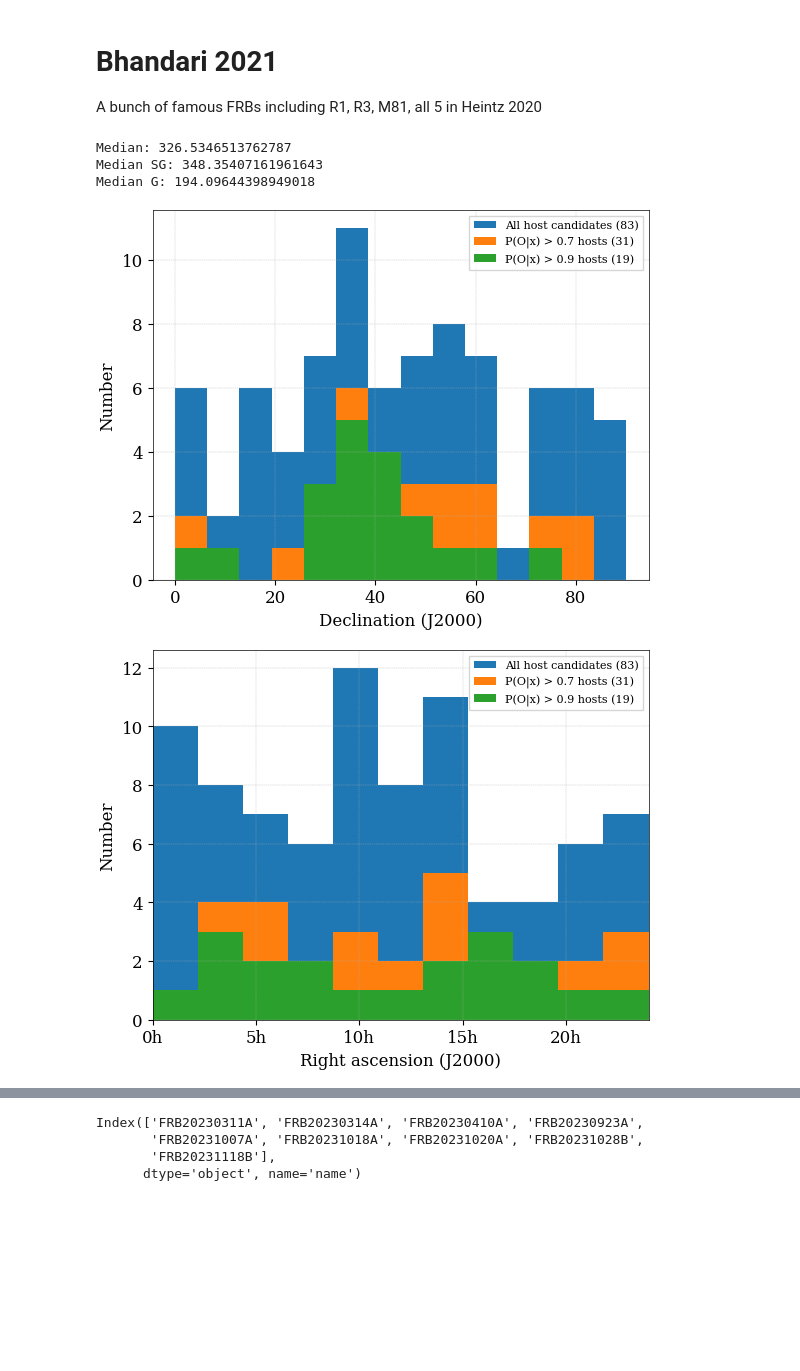
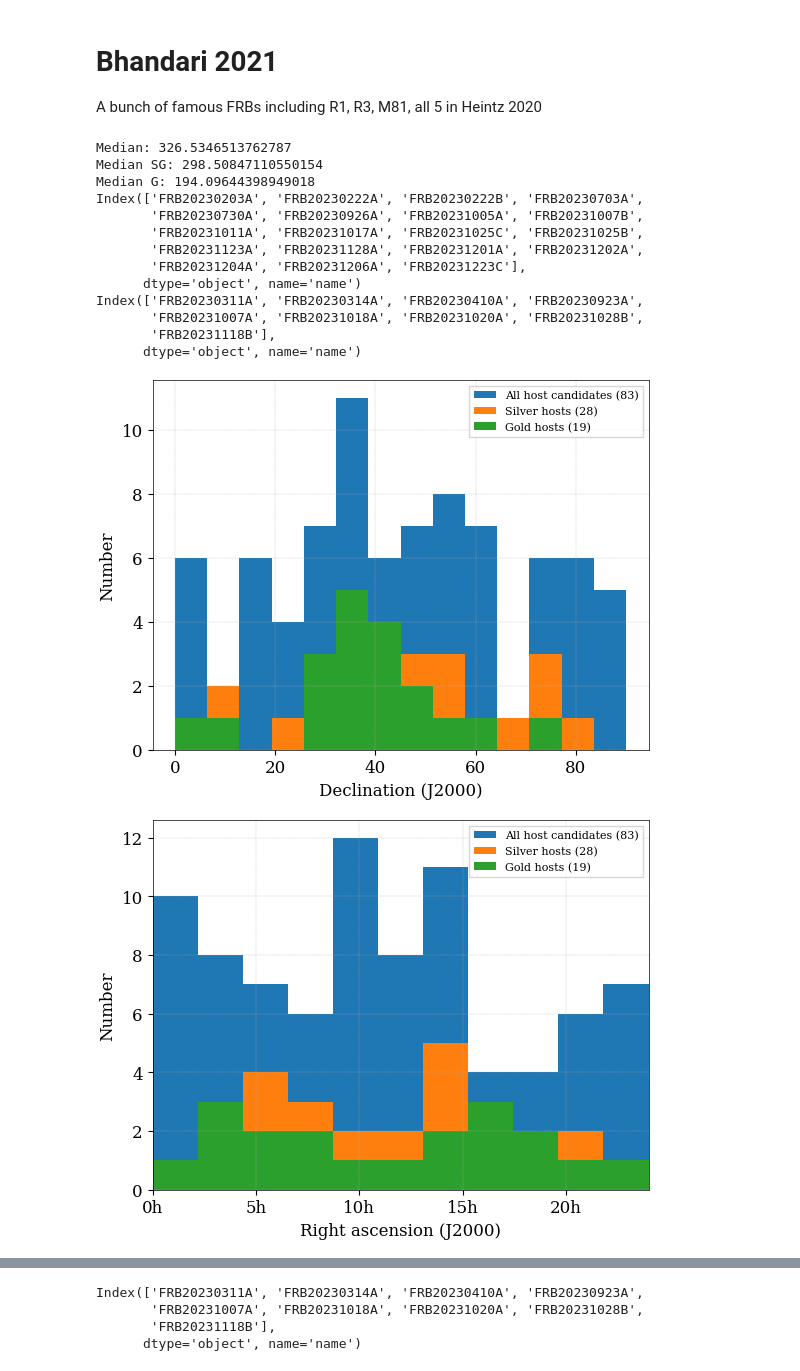
Before and after one commit to leungcalvin/kko_host_paper, a Jupyter notebook: plot_scripts/dm_host.ipynb, the cells around one changed output, grey strips where cells are left out. Drawn from its saved outputs; the diff is of its cells as text; code cells hidden in the pictures; blank space fills up the shorter version.

Commit message:
CL: update basic statistics plot

```diff
--- a/plot_scripts/dm_host.ipynb
+++ b/plot_scripts/dm_host.ipynb
@@ -882,9 +882,10 @@ def not_low_dm(df):
 # %%
 def make_basic_plots(df):
     plt.style.use('/arc/home/calvin/kko_host_paper/plot_scripts/paper_sty.mplstyle')
-    silver_gold = df['primary_P_Ox'] > 0.7
+    silver = (df['primary_P_Ox'] < 0.9) * (df['primary_P_Ox'] + df['secondary_P_Ox'] > 0.9)
+
     gold = df['primary_P_Ox'] > 0.9
-    silver = (df['primary_P_Ox'] < 0.9) * (df['primary_P_Ox'] > 0.7)
+    silver_gold = silver + gold
     num_gold = np.sum(gold)
     num_silver= np.sum(silver)
     num_sg = np.sum(silver_gold)
@@ -895,9 +896,9 @@ def make_basic_plots(df):
     plt.hist(df['dec_frb'],
              bins = dec_bins,label = f'All host candidates ({num})')
     plt.hist(df[silver_gold]['dec_frb'],
-             bins = dec_bins,label = f'P(O|x) > 0.7 hosts ({num_sg})')
+             bins = dec_bins,label = f'Silver hosts ({num_sg})')
     plt.hist(df[gold]['dec_frb'],
-             bins = dec_bins,label = f'P(O|x) > 0.9 hosts ({num_gold})')
+             bins = dec_bins,label = f'Gold hosts ({num_gold})')
     plt.legend()
     plt.xlabel('Declination (J2000)')
     plt.ylabel('Number')
@@ -908,43 +909,55 @@ def make_basic_plots(df):
     plt.hist(df['ra_frb'] / 15,
              bins = ra_bins,label = f'All host candidates ({num})')
     plt.hist(df[silver_gold]['ra_frb'] / 15,
-             bins = ra_bins,label = f'P(O|x) > 0.7 hosts ({num_sg})')
+             bins = ra_bins,label = f'Silver hosts ({num_sg})')
     plt.hist(df[gold]['ra_frb'] / 15,
-             bins = ra_bins,label = f'P(O|x) > 0.9 hosts ({num_gold})')
+             bins = ra_bins,label = f'Gold hosts ({num_gold})')
     plt.legend()
     plt.xlabel('Right ascension (J2000)')
     plt.xlim(0,24)
     plt.xticks(ticks = [0,5,10,15,20],labels = ['0h','5h','10h','15h','20h'])
     plt.ylabel('Number')
     plt.savefig('/arc/home/calvin/kko_host_paper/figures/hg_vs_ra.pdf',dpi=150)
 
     plt.figure()
     bins = np.linspace(0,1300,num = 15,endpoint = False)
     dm_eg_vals = df['DM'] - df['DM_NE2001'] - df['DM_YT20']
     plt.hist(dm_eg_vals,
              bins = bins,label = f'All host candidates ({num})')
     print('Median:',
           np.median(dm_eg_vals))
 
     plt.hist(dm_eg_vals[silver_gold],
-             bins = bins,label = f'P(O|x) > 0.7 hosts ({num_sg})')
+             bins = bins,label = f'Silver hosts ({num_sg})')
     print('Median SG:',
           np.median(dm_eg_vals[silver]))
 
     plt.hist(dm_eg_vals[gold],
-             bins = bins,label = f'P(O|x) > 0.9 hosts ({num_gold})')
+             bins = bins,label = f'Gold hosts ({num_gold})')
     print('Median G:',
           np.median(dm_eg_vals[gold]))
     plt.ylabel('Number')
 
     plt.xlabel(r'Extragalactic DM (pc cm$^{-3}$)')
     plt.xlim(0,1300)
     plt.legend()
     plt.savefig('/arc/home/calvin/kko_host_paper/figures/hg_vs_dm.pdf',dpi=150)
+    print(df.index[gold])
+    print(df.index[silver])
 make_basic_plots(final_zspec)
 # %% [output]
 Median: 326.5346513762787
-Median SG: 348.35407161961643
+Median SG: 298.50847110550154
 Median G: 194.09644398949018
+Index(['FRB20230203A', 'FRB20230222A', 'FRB20230222B', 'FRB20230703A',
+       'FRB20230730A', 'FRB20230926A', 'FRB20231005A', 'FRB20231007B',
+       'FRB20231011A', 'FRB20231017A', 'FRB20231025C', 'FRB20231025B',
+       'FRB20231123A', 'FRB20231128A', 'FRB20231201A', 'FRB20231202A',
+       'FRB20231204A', 'FRB20231206A', 'FRB20231223C'],
+      dtype='object', name='name')
+Index(['FRB20230311A', 'FRB20230314A', 'FRB20230410A', 'FRB20230923A',
+       'FRB20231007A', 'FRB20231018A', 'FRB20231020A', 'FRB20231028B',
+       'FRB20231118B'],
+      dtype='object', name='name')
-[figure, old version]
+[figure, new version]
-[figure, old version]
+[figure, new version]
```
Also changed, not shown: parts of 1 cell of this notebook, 6 other files.
